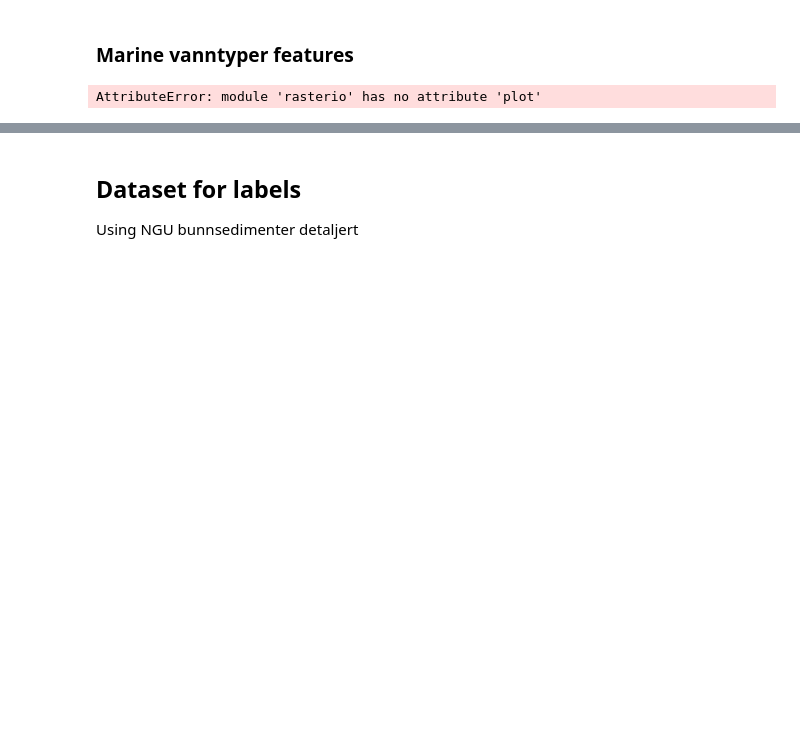
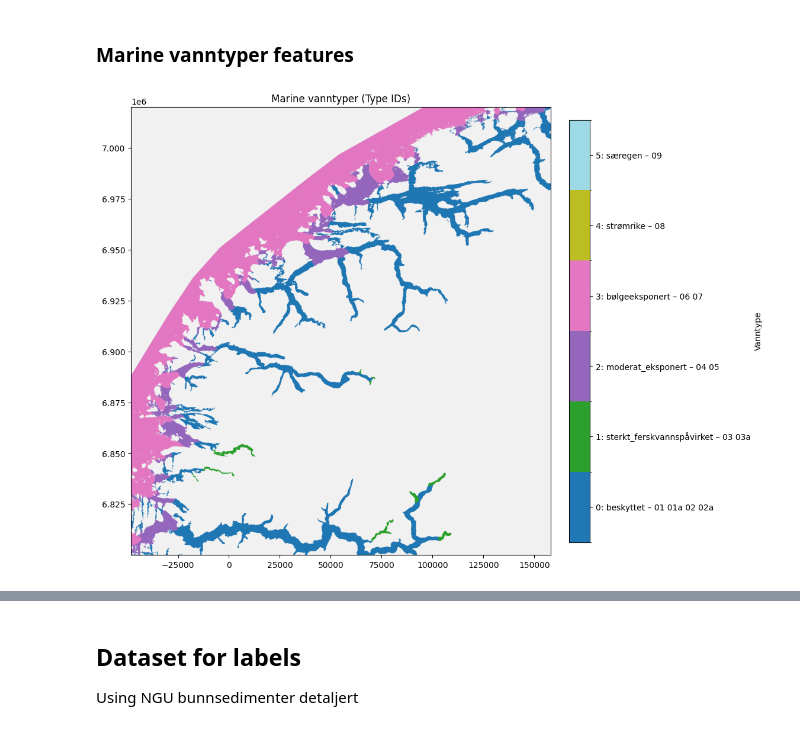
Before and after one commit to NIVANorge/marint-naturkart-niva, a Jupyter notebook: notebooks/03_modelling.ipynb, the cells around one changed output, grey strips where cells are left out. Saved outputs shown, nothing was run; the diff lists cells and outputs as text; code cells hidden in the pictures; blank space fills up the shorter version.

Commit message:
add plot output

```diff
--- a/notebooks/03_modelling.ipynb
+++ b/notebooks/03_modelling.ipynb
@@ -58,9 +58,9 @@ mv_proj = marine_vanntyper.to_crs(dem.crs)
 marine_type_raster, id_type_map = utils.rasterize_marine_types(mv_proj, dem, combine_types=True)
 one_hot_types = utils.one_hot_encode_marine_types(marine_type_raster, id_type_map, combine_types=True)
 # %%
-#utils.plot_vanntyper(marine_type_raster, transform, id_type_map)
+utils.plot_vanntyper(marine_type_raster, transform, id_type_map)
 # %% [output]
-AttributeError: module 'rasterio' has no attribute 'plot'
+[figure, added]
 # %%
 
 # Plot the first one-hot marine type layer using geoutils
```
Also changed, not shown: parts of 2 cells of this notebook.
